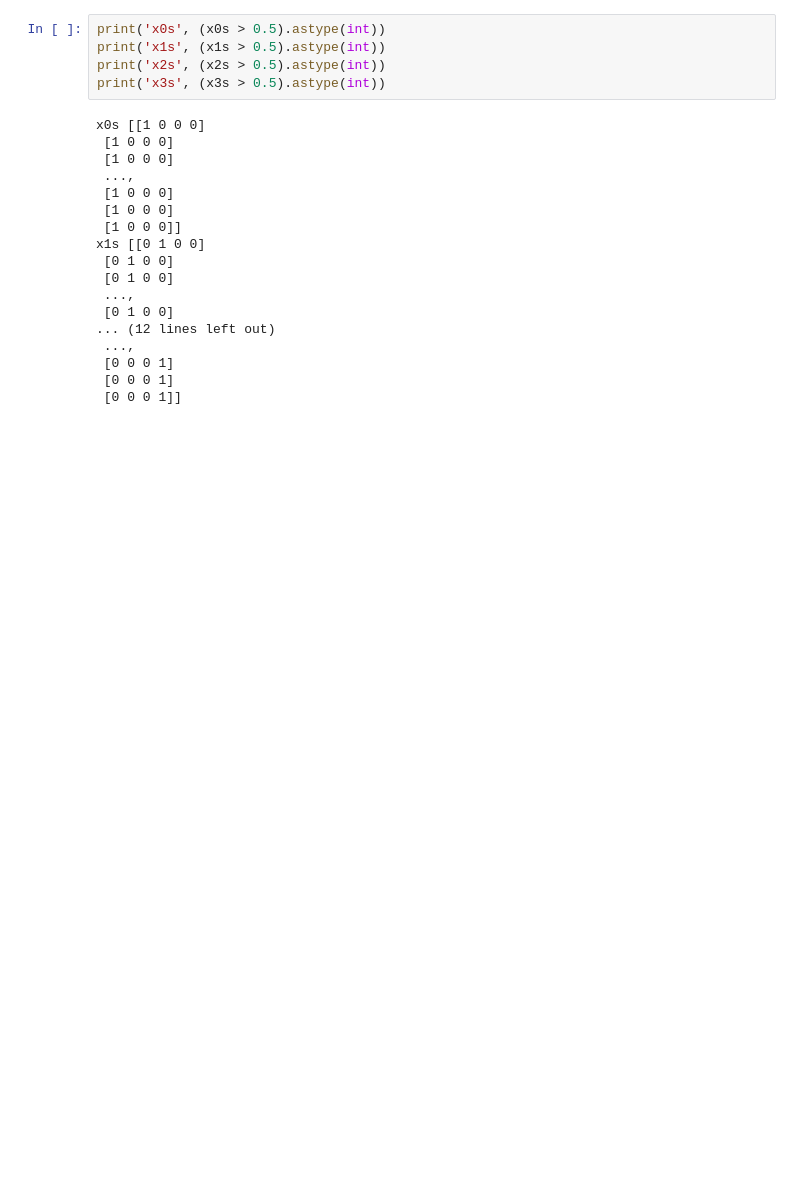
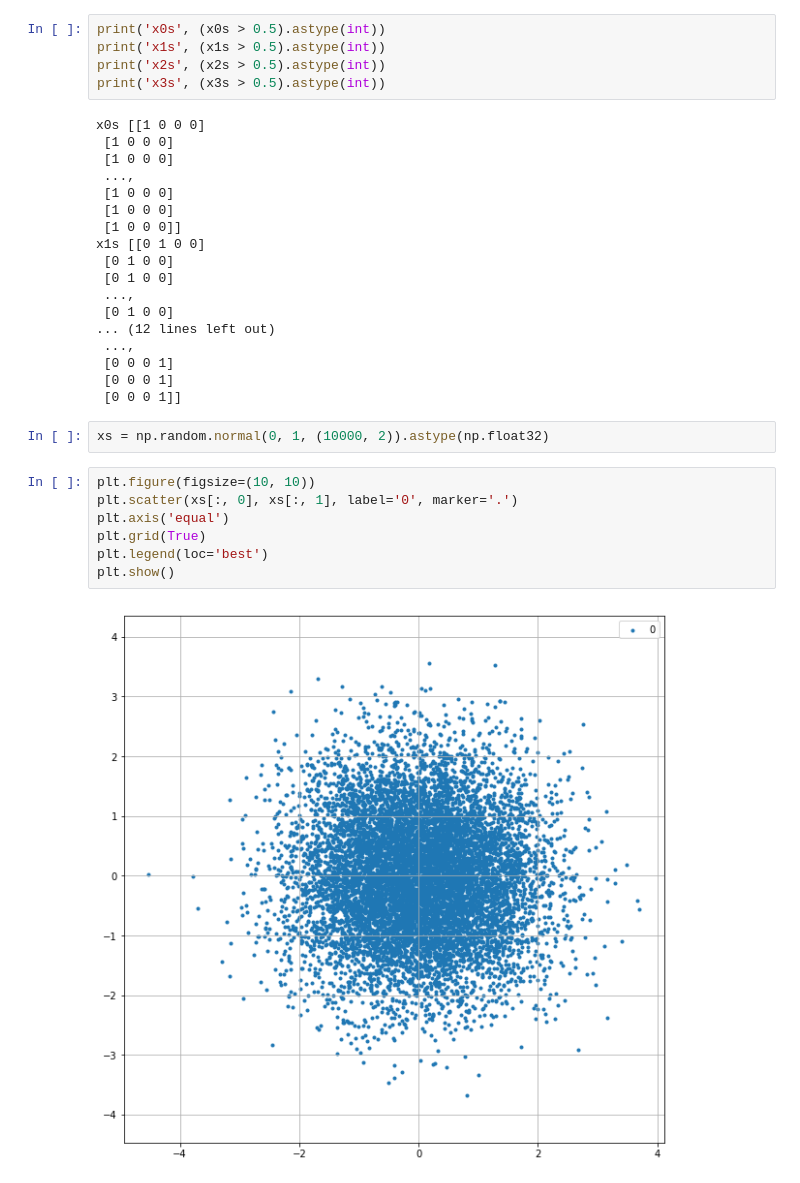
Before and after one commit to seiya-kumada/avb, a Jupyter notebook: visualize.ipynb, the cells around one changed output. Drawn from its saved outputs; the diff is of its cells as text; blank space fills up the shorter version.

```diff
--- a/visualize.ipynb
+++ b/visualize.ipynb
@@ -75,3 +75,14 @@ x1s [[0 1 0 0]
  [0 0 0 1]
  [0 0 0 1]
  [0 0 0 1]]
+# %%
+xs = np.random.normal(0, 1, (10000, 2)).astype(np.float32)
+# %%
+plt.figure(figsize=(10, 10))
+plt.scatter(xs[:, 0], xs[:, 1], label='0', marker='.')
+plt.axis('equal')
+plt.grid(True)
+plt.legend(loc='best')
+plt.show()
+# %% [output]
+[figure, added]
```
Also changed, not shown: parts of 4 cells of this notebook, 3 other files.
